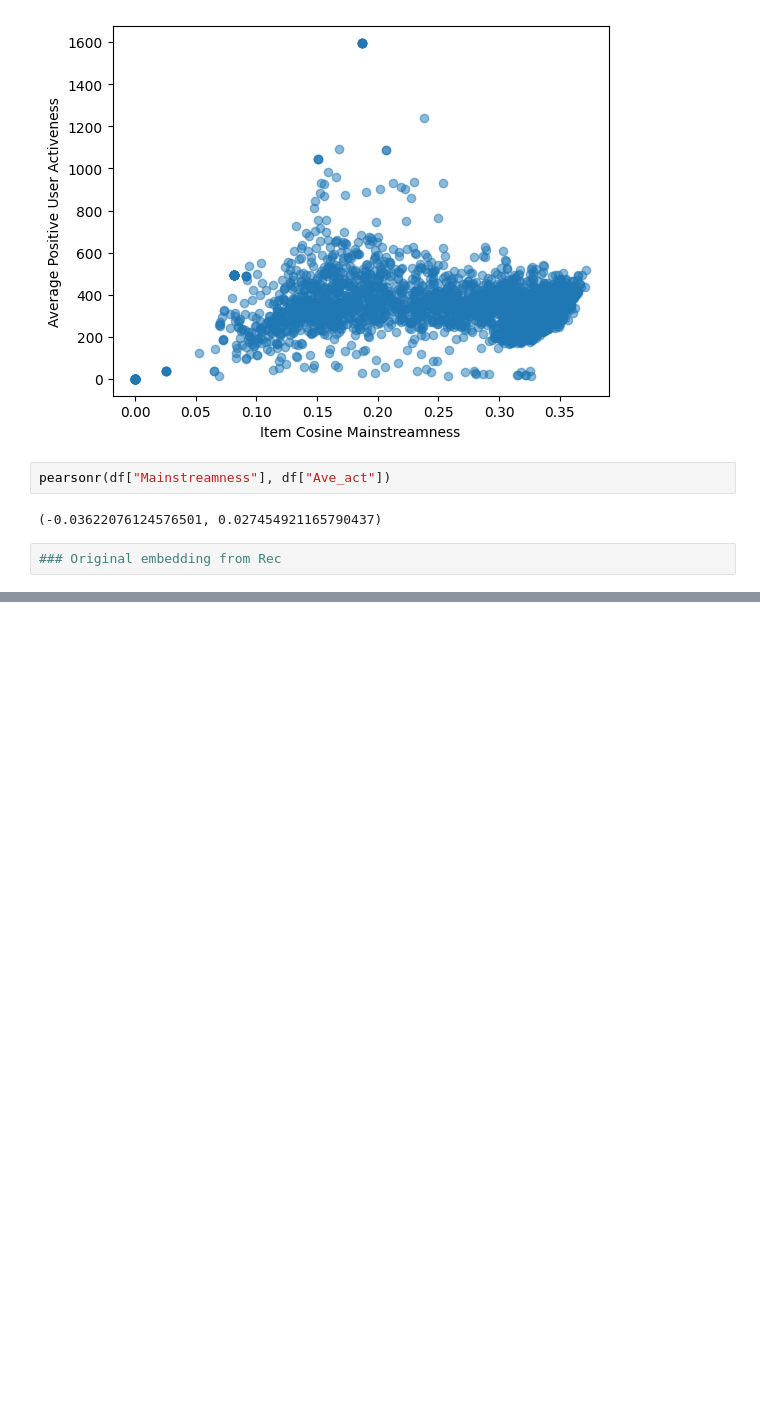
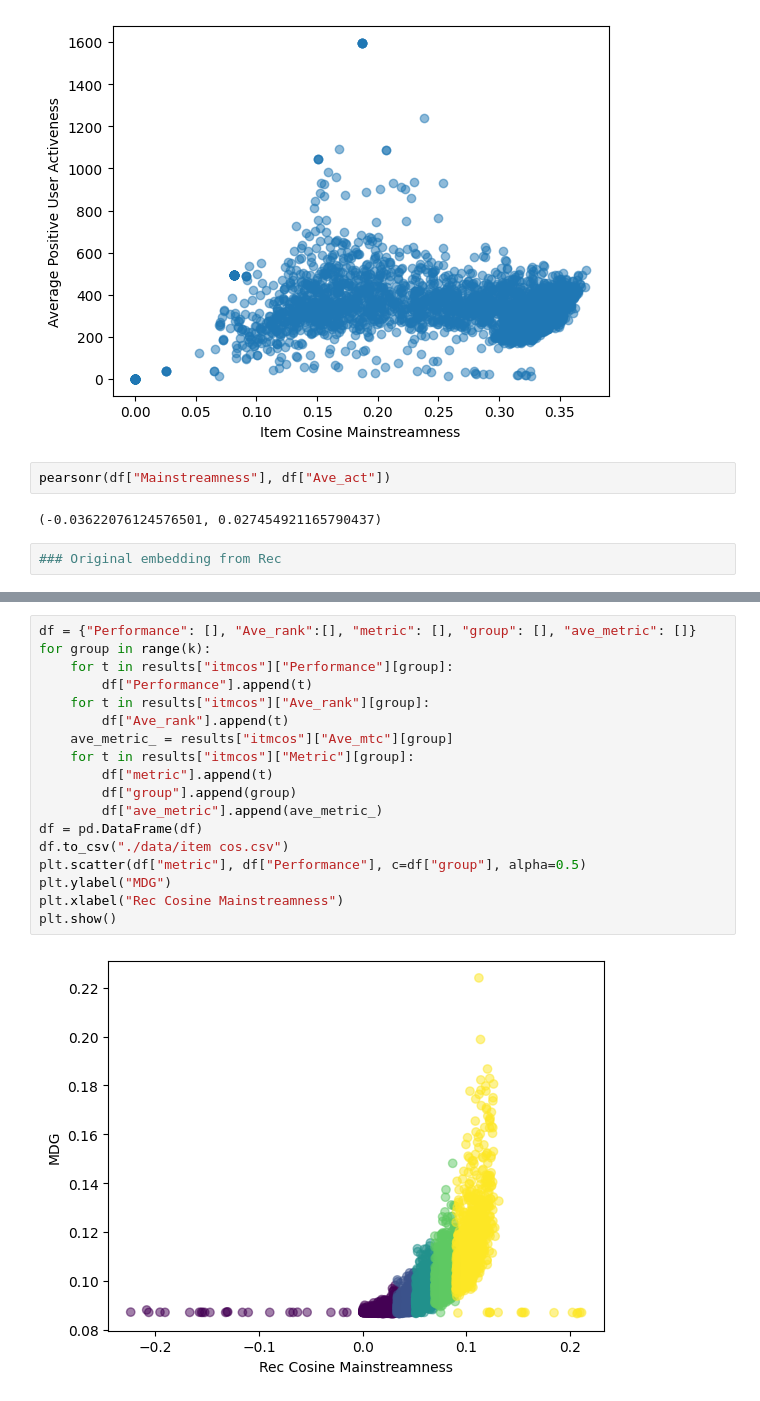
Before and after one commit to ziw42/recommendation_bias, a Jupyter notebook: script.ipynb, the cells around one changed output, grey strips where cells are left out. Saved outputs shown, nothing was run; the diff lists cells and outputs as text; blank space fills up the shorter version.

```diff
--- a/script.ipynb
+++ b/script.ipynb
@@ -1067,0 +1071,20 @@ plt.show()
+# %%
+df = {"Performance": [], "Ave_rank":[], "metric": [], "group": [], "ave_metric": []}
+for group in range(k):
+    for t in results["itmcos"]["Performance"][group]:
+        df["Performance"].append(t)
+    for t in results["itmcos"]["Ave_rank"][group]:
+        df["Ave_rank"].append(t)
+    ave_metric_ = results["itmcos"]["Ave_mtc"][group]
+    for t in results["itmcos"]["Metric"][group]:
+        df["metric"].append(t)
+        df["group"].append(group)
+        df["ave_metric"].append(ave_metric_)
+df = pd.DataFrame(df)
+df.to_csv("./data/item cos.csv")
+plt.scatter(df["metric"], df["Performance"], c=df["group"], alpha=0.5)
+plt.ylabel("MDG")
+plt.xlabel("Rec Cosine Mainstreamness")
+plt.show()
+# %% [output]
+[figure, added]
```
Also changed, not shown: parts of 16 cells of this notebook, 1 other file.
